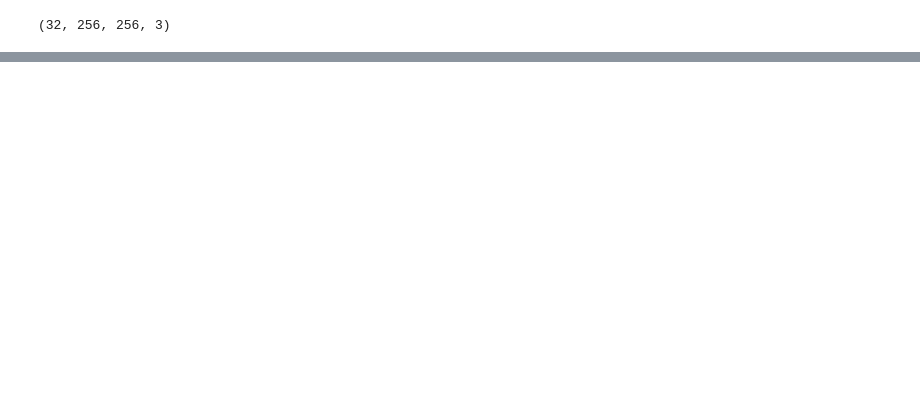
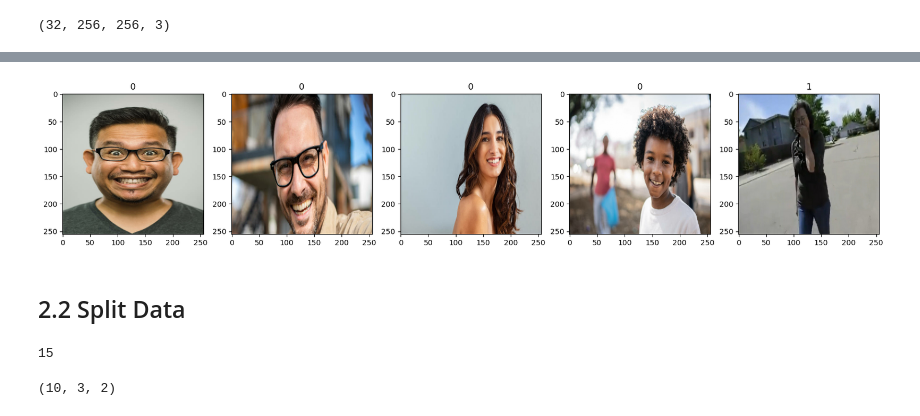
Before and after one commit to abbazsr795/Image-Classification, a Jupyter notebook: Image_Classification.ipynb, the cells around one changed output, grey strips where cells are left out. Cells and saved outputs as stored; diff of their text form; code cells hidden in the pictures; blank space fills up the shorter version.

```diff
--- a/Image_Classification.ipynb
+++ b/Image_Classification.ipynb
@@ -94,0 +103,27 @@ for idx, img in enumerate(batch[0][:4]):
+# %%
+data = data.map( lambda x, y : (x/255, y))
+# %%
+scaled_iterator = data.as_numpy_iterator()
+# %%
+batch = scaled_iterator.next()
+# %%
+fig, ax = plt.subplots(ncols=5, figsize=(20,20))
+for idx, img in enumerate(batch[0][:5]):
+  ax[idx].imshow(img)
+  ax[idx].title.set_text(batch[1][idx])
+# %% [output]
+[figure, added]
+# %% [markdown]
+## 2.2 Split Data
+# %%
+len(data)
+# %% [output]
+15
+# %%
+train_size = int(len(data) * .7)
+val_size = int(len(data) * .2)
+test_size = int(len(data) * .1) + 1
+
+train_size, val_size,test_size
+# %% [output]
+(10, 3, 2)
```
Also changed, not shown: parts of 35 cells of this notebook, 9 other files.
